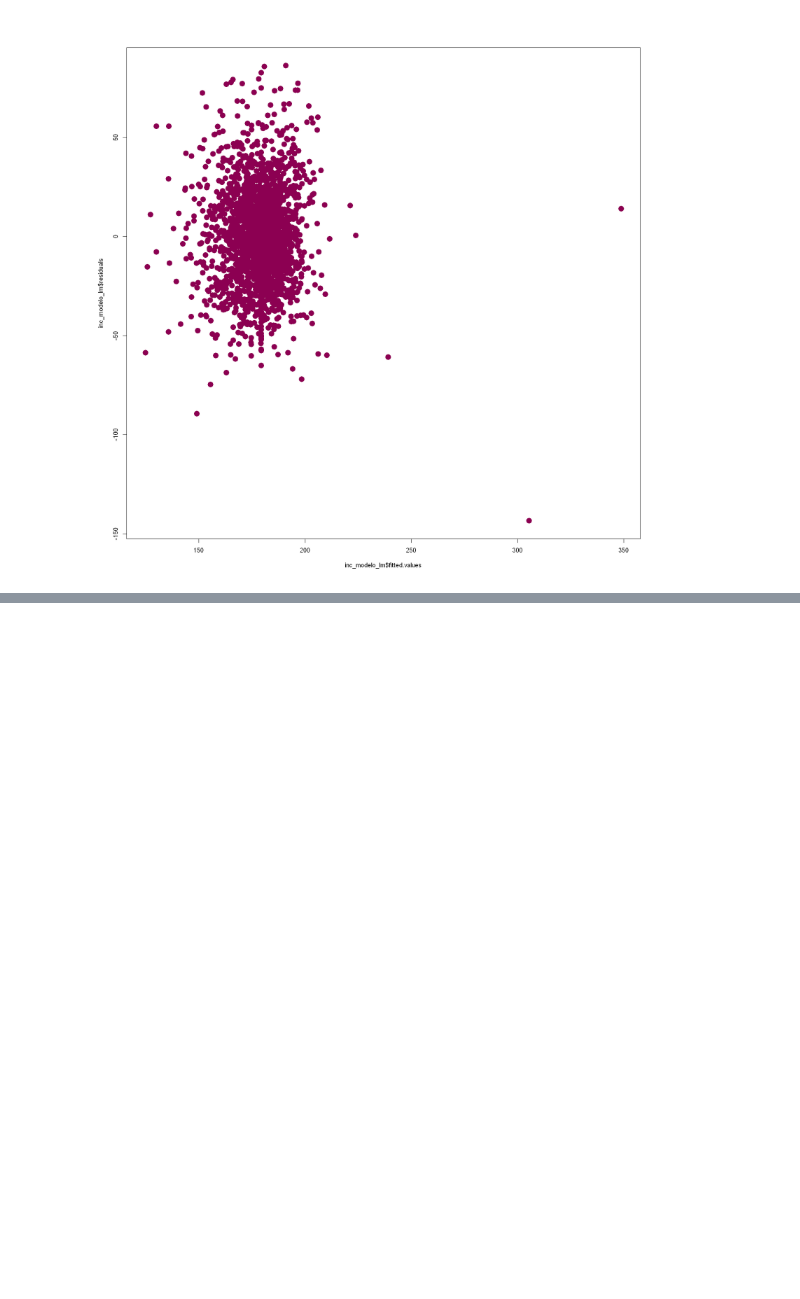
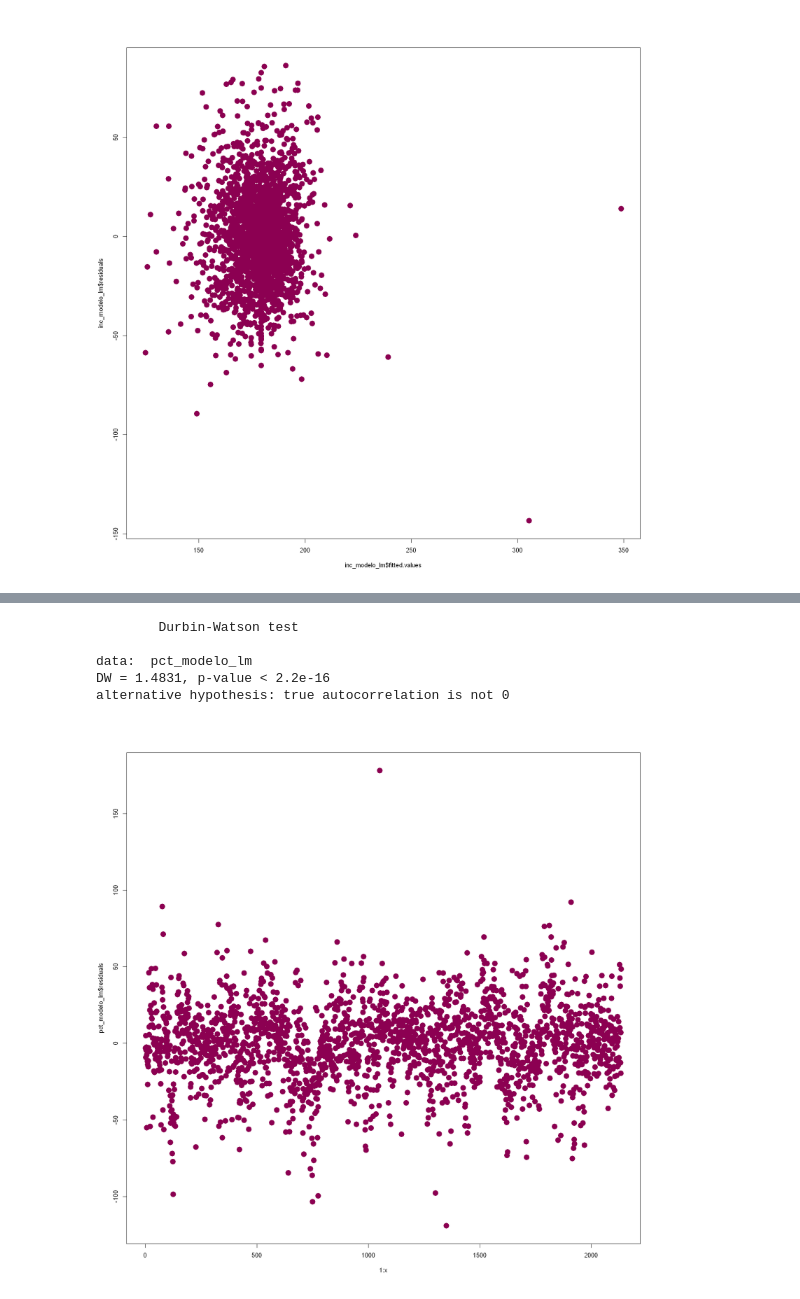
Before and after one commit to Didac-piferrer/MUDS, a Jupyter notebook: Estadistica/E4/MD004DidacPiferrerIglesiasAC04.ipynb, the cells around one changed output, grey strips where cells are left out. Saved outputs shown, nothing was run; the diff lists cells and outputs as text; code cells hidden in the pictures; blank space fills up the shorter version.

```diff
--- a/Estadistica/E4/MD004DidacPiferrerIglesiasAC04.ipynb
+++ b/Estadistica/E4/MD004DidacPiferrerIglesiasAC04.ipynb
@@ -594,0 +644,15 @@ BP = 9.1835, df = 1, p-value = 0.002442
+# %%
+# Visualization
+
+x <- length(pct_modelo_lm$residuals)
+plot(1:x,pct_modelo_lm$residuals, pch =19,col ="#8c0052", cex=2)
+
+# Statistical Test
+dwtest(pct_modelo_lm,  alternative = c("two.sided"))
+# %% [output]
+        Durbin-Watson test
+
+data:  pct_modelo_lm
+DW = 1.4831, p-value < 2.2e-16
+alternative hypothesis: true autocorrelation is not 0
+[figure, added]
```
Also changed, not shown: parts of 25 cells of this notebook.
